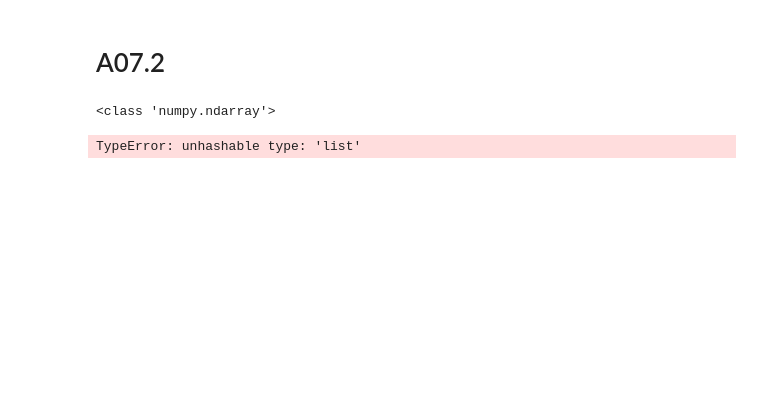
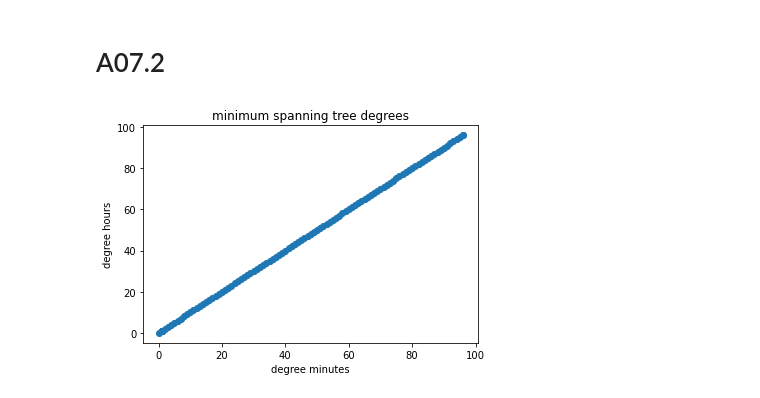
Before and after one commit to moerfii/network_science_uzh, a Jupyter notebook: assignment_7/LASTNAME_NAME_ex07.ipynb, the cells around one changed output. Drawn from its saved outputs; the diff is of its cells as text; code cells hidden in the pictures; blank space fills up the shorter version.

```diff
--- a/assignment_7/LASTNAME_NAME_ex07.ipynb
+++ b/assignment_7/LASTNAME_NAME_ex07.ipynb
@@ -76,15 +91,16 @@ def degrees_from_minimum_spanning_tree(data: ArrayLike, labels: List[str]):
     distance = np.sqrt(2*(1-data))
     graph = nx.from_numpy_array(distance)
     nx.set_node_attributes(graph, values=labels, name="ticker")
-    mst = minimum_spanning_tree(graph)
-    degrees = nx.degree()
+    mst = minimum_spanning_tree(graph,"ticker")
+    degrees = nx.degree(mst)
     return degrees
 # %%
-print(type(denoised_min))
 degrees_min = degrees_from_minimum_spanning_tree(denoised_min,stocknames)
-print(type(denoised_hour))
 degrees_hour = degrees_from_minimum_spanning_tree(denoised_hour, stocknames)
 plt.scatter(degrees_min,degrees_hour)
+plt.title("minimum spanning tree degrees")
+plt.xlabel("degree minutes")
+plt.ylabel("degree hours")
+plt.show()
 # %% [output]
-<class 'numpy.ndarray'>
-TypeError: unhashable type: 'list'
+[figure, added]
```
Also changed, not shown: parts of 2 cells of this notebook.
